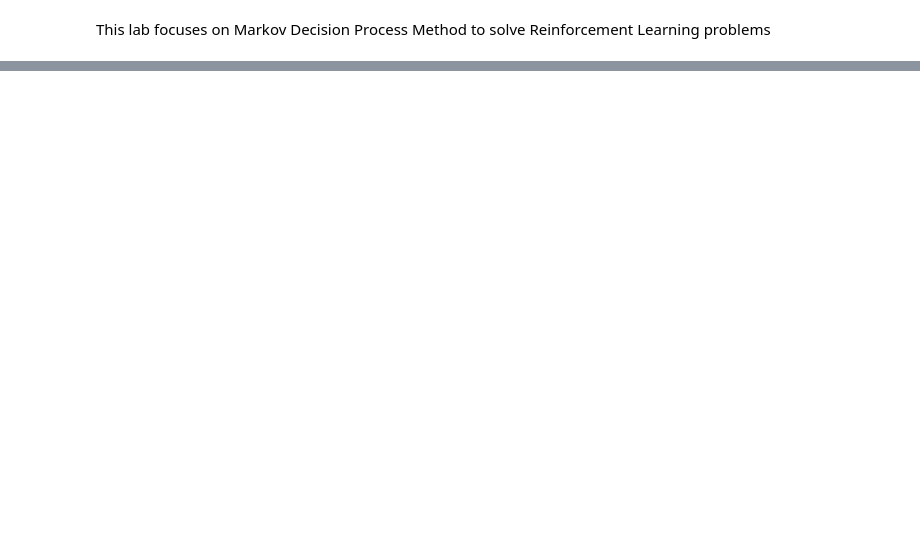
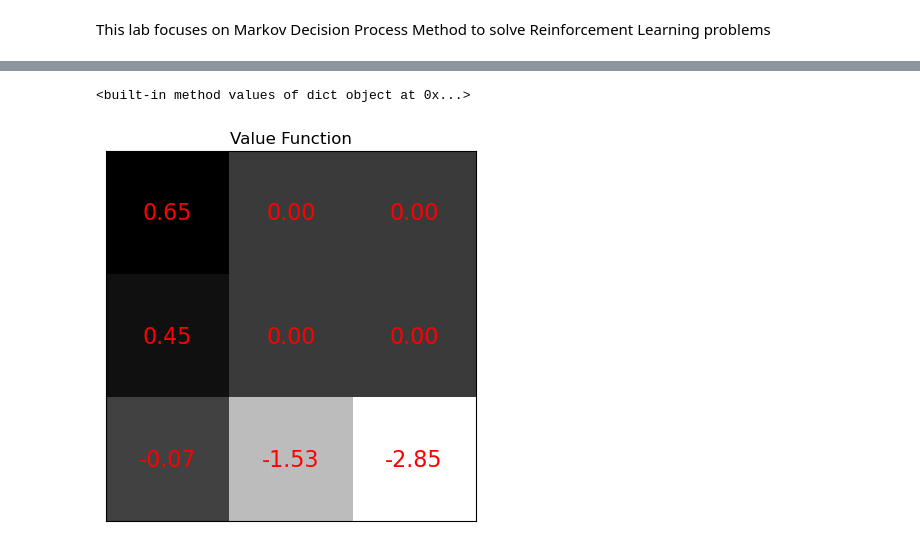
Before and after one commit to bassmalabel/RL-Labs, a Jupyter notebook: TP2/MDP.ipynb, the cells around one changed output, grey strips where cells are left out. Drawn from its saved outputs; the diff is of its cells as text; code cells hidden in the pictures; blank space fills up the shorter version.

Commit message:
tp 2 exo 1 monte-carlo

```diff
--- a/TP2/MDP.ipynb
+++ b/TP2/MDP.ipynb
@@ -94,7 +100,11 @@ for (i, j) in states:
     elif (i==2) and (j==3):
       proba = [0, 0, 1, 0]
     elif (i==1) and (j==2):
-      probab = [0, 1, 0, 0]
+      proba = [0, 1, 0, 0]
     else:
       proba= [1, 0, 0, 0]
   pi2[(i, j)]= proba
+
+print(pi1)
+print(pi2)
+print(pi3)
@@ -133,6 +148,44 @@ def get_returns (episode, gamma, returns):
       returns[s] = [g]
   return returns
 # %%
-def monte_carlo ():
+def monte_carlo_ (starting_state, eps_len, pi, gamma, nb_eps):
+    #initializing the value_funtion to 0 for all states at the beginning
+    value_function = {s: 0 for s in states}
 
-    return
+    #we're going to generate an episode for np_eps times
+    for _ in range(nb_eps+1):
+        episode= get_episode(pi, eps_len, starting_state)
+        #we calculate the returns of each episode
+        returns= get_returns(episode, gamma)
+        for key, value in returns.items():
+            value_function[key] = np.round(np.mean(value), 2)
+
+    print(value_function.values)
+    return value_function
+# %%
+def plot_function(v):
+    grid = np.zeros((3, 3))
+    for (i, j), value in v.items():
+        grid[i-1, j-1] = value
+
+    plt.imshow(grid, cmap='Greys', origin='upper')
+
+    # Add value labels in each cell
+    for i in range(3):
+        for j in range(3):
+            plt.text(j, i, f'{grid[i, j]:.2f}', ha='center', va='center', color='r', fontsize=16)
+
+    plt.xticks([])
+    plt.yticks([])
+    plt.title("Value Function")
+    plt.show()
+# %%
+starting_state = (1,1)
+eps_len = 20
+nb_eps = 100
+
+v1 = monte_carlo_(starting_state, eps_len, pi1, gamma, nb_eps)
+plot_function(v1)
+# %% [output]
+<built-in method values of dict object at 0x...>
+[figure, added]
```
Also changed, not shown: parts of 5 cells of this notebook.
